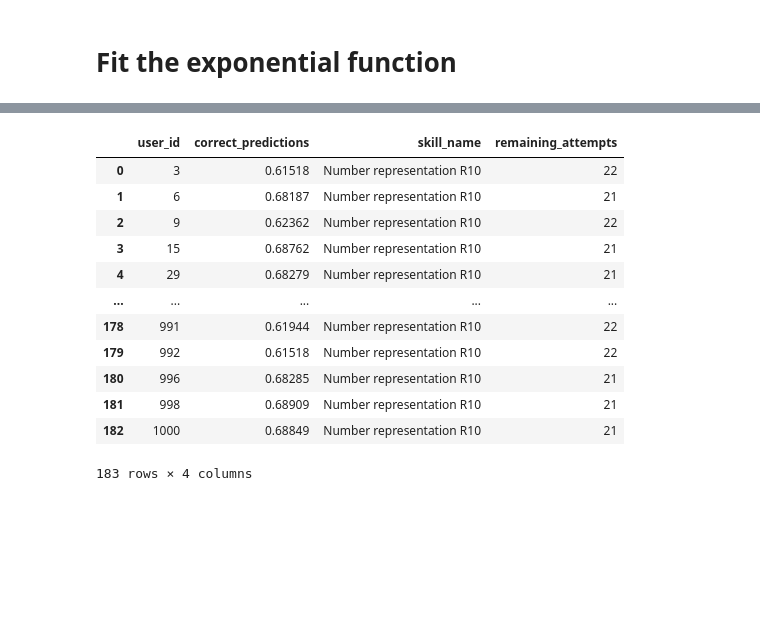
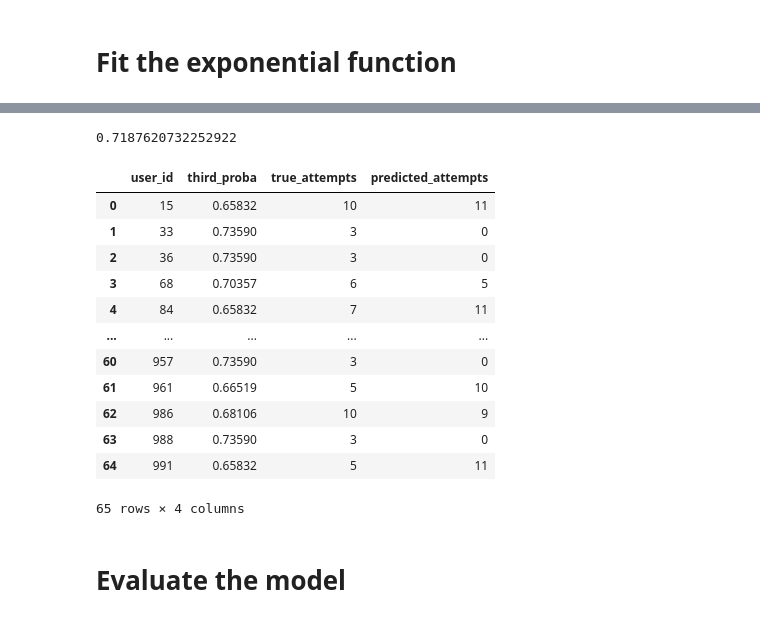
Before and after one commit to emmabhl/MLBD_Calcularis_Sectumsempra, a Jupyter notebook: learning_model_BKT.ipynb, the cells around one changed output, grey strips where cells are left out. Drawn from its saved outputs; the diff is of its cells as text; code cells hidden in the pictures; blank space fills up the shorter version.

```diff
--- a/learning_model_BKT.ipynb
+++ b/learning_model_BKT.ipynb
@@ -196,8 +209,0 @@ plt.show()
-# %%
-# To test our model and predict the number of attempts needed to master a skill, we will use the data of the test set
-# To do so, we only need the probability prediction for the last attempt (which summarise all the data we have for a student until now)
-test_dataset = {}
-for skill in skills:
-    test_dataset[skill] = proba_test[skill].groupby('user_id').last().reset_index()
-
-test_dataset['Number representation R10']
@@ -219,12 +233,12 @@ test_dataset['Number representation R10']
 # Define which probability of success is considered as mastered
 print('We consider that a student has mastered the skill if the probability of success is higher than 95.5% of the maximum probability of success')
 print('Here we display the probability of success considered as mastered for each skill, as well as the expected number of attempts to reach this probability of success, for a student that has not begun to learn the skill yet : ')
+mastering = {'proba': {}, 'tot_attempt': {}}
 for skill in skills:
-    a_pred, b_pred, lambda_pred = median_param[skill]
-    proba_mastering = 0.955*a_pred
-    tot_attempt_mastering = np.ceil((-1/lambda_pred)*np.log((a_pred - proba_mastering)/b_pred)).astype(int)
-
-    print('Skill:', skill, '\nProbability of success considered as mastered:', round(proba_mastering, 3), '    ', 'Number of attempts to reach this probability of success:', tot_attempt_mastering, '\n')
+    a_pred, b_pred, lambda_pred = median_param[skill].a, median_param[skill].b, median_param[skill].lambda_
+    mastering['proba'][skill] = 0.99*a_pred
+    mastering['tot_attempt'][skill] = np.ceil((-1/lambda_pred)*np.log((a_pred - mastering['proba'][skill])/b_pred)).astype(int)
+display(pd.DataFrame(mastering))
 # %% [output]
 We consider that a student has mastered the skill if the probability of success is higher than 95.5% of the maximum probability of success
 Here we display the probability of success considered as mastered for each skill, as well as the expected number of attempts to reach this probability of success, for a student that has not begun to l ...
@@ -246,5 +259,5 @@ Probability of success considered as mastered: 2.821      Number of attempts to
 # %%
-def attempt_from_proba(proba, a_pred, b_pred, lambda_pred, confidence = 0.955):
+def attempt_from_proba(proba, a_pred, b_pred, lambda_pred, confidence = 0.99):
     proba_mastering = confidence*a_pred
     if proba > proba_mastering:
         return 0
@@ -254,0 +272,14 @@ def attempt_from_proba(proba, a_pred, b_pred, lambda_pred, confidence = 0.955):
+# %%
+test_dataset = {}
+for skill in skills:
+    # Extract the correct prediction for the 3rd attempt for each student (if it exists)
+    third_proba = proba_test[skill][proba_test[skill]['attempt'] == 3].rename(columns={'correct_predictions': 'third_proba'}).drop(columns=['attempt'])
+
+    # Extract the first attempt number from which the student has actually mastered the skill (this is done by computing a moving average on the correct predictions beforehand)
+    mastering_attempt = proba_test[skill].groupby('user_id').rolling(1, on='attempt', min_periods=1)['correct_predictions'].mean().reset_index()
+    mastering_attempt = (mastering_attempt[mastering_attempt['correct_predictions'] >= mastering['proba'][skill]]).groupby('user_id')['attempt'].first().rename('true_attempts')
+
+    # Merge de 2 dataframes and keep only the students that have both a 3rd attempt and a mastered the skill
+    test_dataset[skill] = pd.merge(third_proba, mastering_attempt, on='user_id', how='inner')
+
+test_dataset['Number representation R100']
@@ -255,21 +300,24 @@ def attempt_from_proba(proba, a_pred, b_pred, lambda_pred, confidence = 0.955):
 # %%
 # Predict the number of attempts needed to master the skill
 for skill in skills:
-    a_pred, b_pred, lambda_pred = median_param[skill]
-    test_dataset[skill]['remaining_attempts'] = test_dataset[skill].correct_predictions.apply(lambda x: attempt_from_proba(x, a_pred, b_pred, lambda_pred))
-
-test_dataset['Number representation R10']
+    a_pred, b_pred, lambda_pred = median_param[skill].a, median_param[skill].b, median_param[skill].lambda_
+    test_dataset[skill]['predicted_attempts'] = test_dataset[skill].third_proba.apply(lambda x: attempt_from_proba(x, a_pred, b_pred, lambda_pred))
+print(mastering['proba']['Number representation R100'])
+test_dataset['Number representation R100']
 # %% [output]
+0.7187620732252922
-|  | user_id | correct_predictions | skill_name | remaining_attempts |
-| 0 | 3 | 0.61518 | Number representation R10 | 22 |
-| 1 | 6 | 0.68187 | Number representation R10 | 21 |
-| 2 | 9 | 0.62362 | Number representation R10 | 22 |
-| 3 | 15 | 0.68762 | Number representation R10 | 21 |
-| 4 | 29 | 0.68279 | Number representation R10 | 21 |
+|  | user_id | third_proba | true_attempts | predicted_attempts |
+| 0 | 15 | 0.65832 | 10 | 11 |
+| 1 | 33 | 0.73590 | 3 | 0 |
+| 2 | 36 | 0.73590 | 3 | 0 |
+| 3 | 68 | 0.70357 | 6 | 5 |
+| 4 | 84 | 0.65832 | 7 | 11 |
 | ... | ... | ... | ... | ... |
-| 178 | 991 | 0.61944 | Number representation R10 | 22 |
-| 179 | 992 | 0.61518 | Number representation R10 | 22 |
-| 180 | 996 | 0.68285 | Number representation R10 | 21 |
-| 181 | 998 | 0.68909 | Number representation R10 | 21 |
-| 182 | 1000 | 0.68849 | Number representation R10 | 21 |
+| 60 | 957 | 0.73590 | 3 | 0 |
+| 61 | 961 | 0.66519 | 5 | 10 |
+| 62 | 986 | 0.68106 | 10 | 9 |
+| 63 | 988 | 0.73590 | 3 | 0 |
+| 64 | 991 | 0.65832 | 5 | 11 |
-183 rows × 4 columns
+65 rows × 4 columns
+# %% [markdown]
+# Evaluate the model
```
Also changed, not shown: parts of 16 cells of this notebook, 1 other file.
